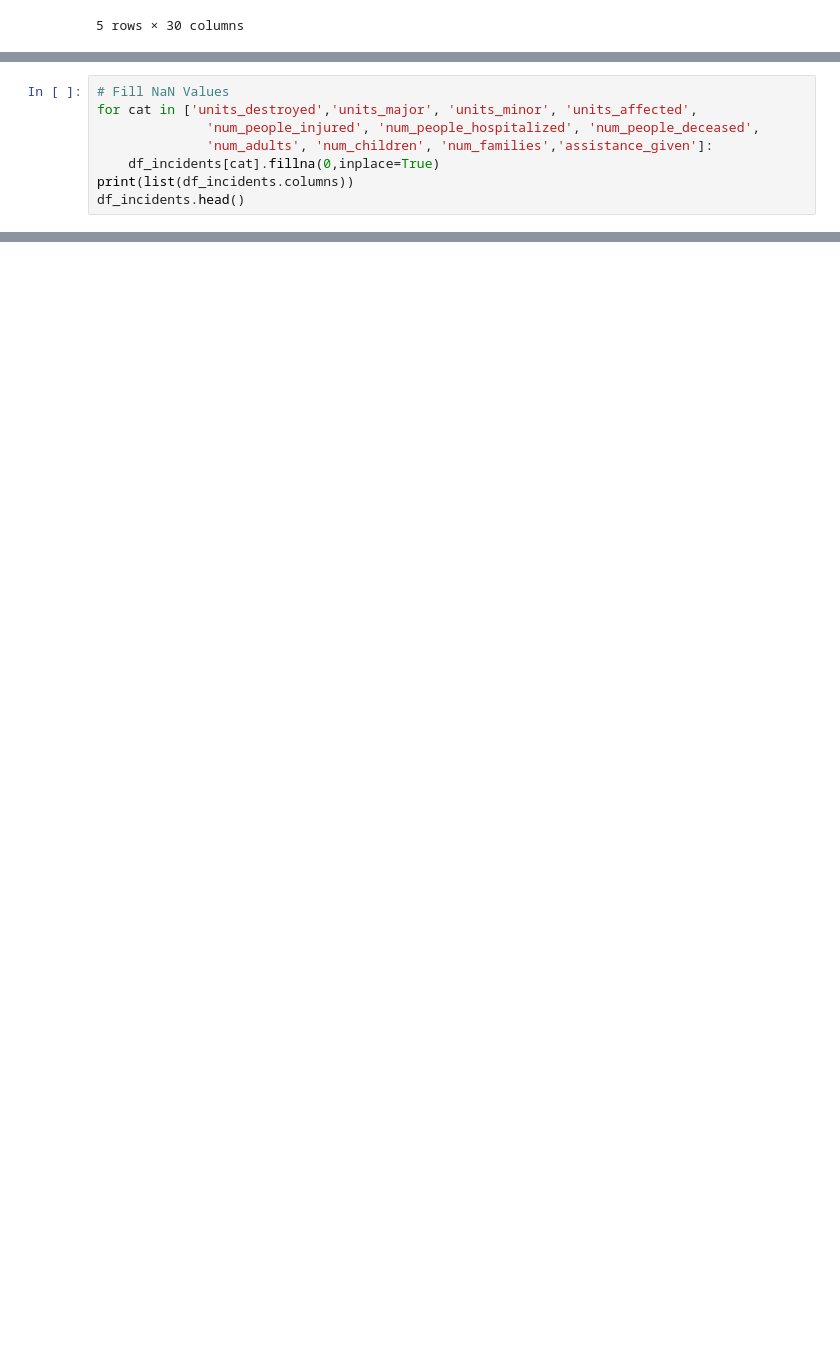
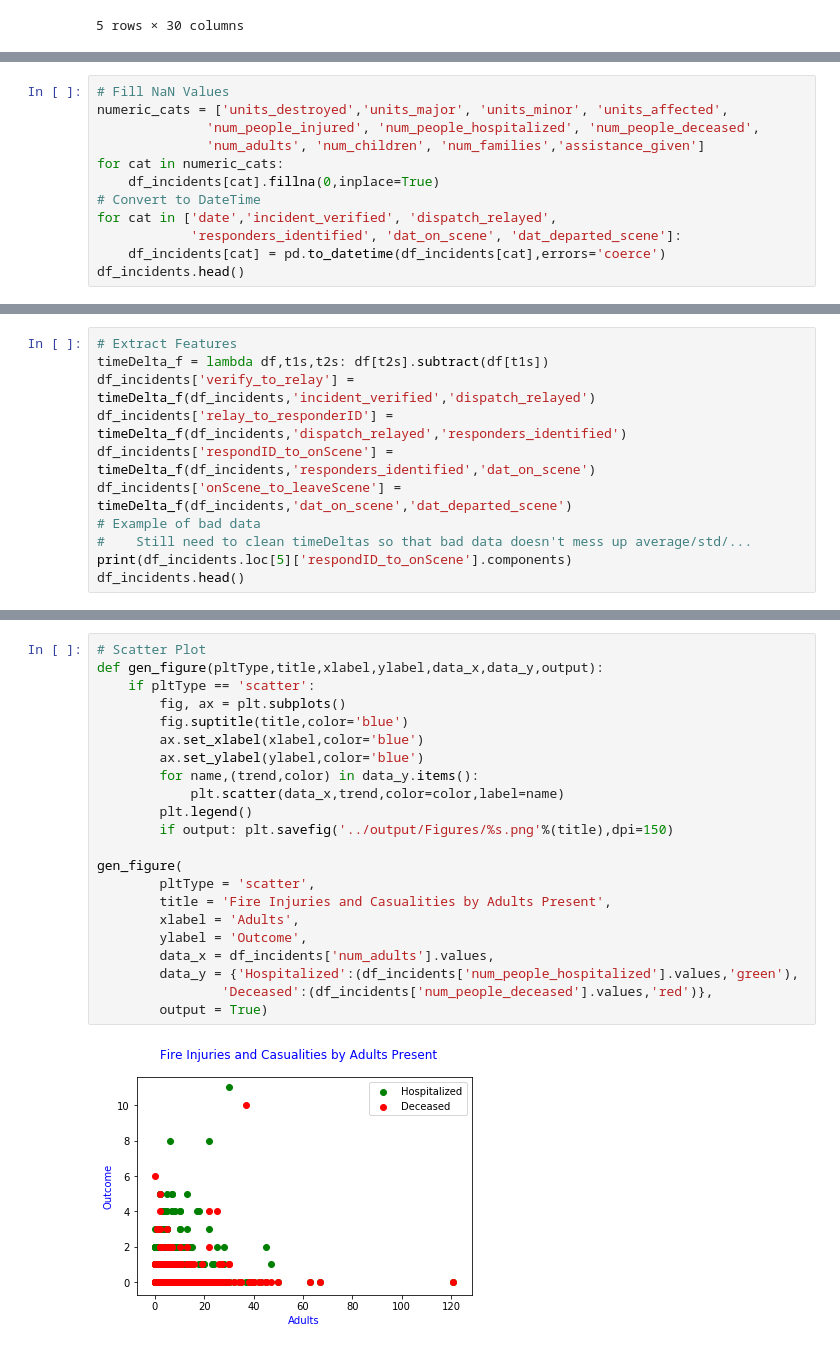
Before and after one commit to alegresor/ARC_After_Fire_Reports, a Jupyter notebook: code/Incident_Reports_Exploration.ipynb, the cells around one changed output, grey strips where cells are left out. Cells and saved outputs as stored; diff of their text form; blank space fills up the shorter version.

Commit message:
continued generating data, extracting features, and applying stat functions

```diff
--- a/code/Incident_Reports_Exploration.ipynb
+++ b/code/Incident_Reports_Exploration.ipynb
@@ -46,8 +48,12 @@ df_incidents.head()
 # %%
 # Fill NaN Values
-for cat in ['units_destroyed','units_major', 'units_minor', 'units_affected',
+numeric_cats = ['units_destroyed','units_major', 'units_minor', 'units_affected',
               'num_people_injured', 'num_people_hospitalized', 'num_people_deceased',
-              'num_adults', 'num_children', 'num_families','assistance_given']:
+              'num_adults', 'num_children', 'num_families','assistance_given']
+for cat in numeric_cats:
     df_incidents[cat].fillna(0,inplace=True)
-print(list(df_incidents.columns))
+# Convert to DateTime
+for cat in ['date','incident_verified', 'dispatch_relayed',
+            'responders_identified', 'dat_on_scene', 'dat_departed_scene']:
+    df_incidents[cat] = pd.to_datetime(df_incidents[cat],errors='coerce')
 df_incidents.head()
@@ -87,0 +100,11 @@ Name: num_adults, Length: 5681, dtype: float64
+# %%
+# Extract Features
+timeDelta_f = lambda df,t1s,t2s: df[t2s].subtract(df[t1s])
+df_incidents['verify_to_relay'] = timeDelta_f(df_incidents,'incident_verified','dispatch_relayed')
+df_incidents['relay_to_responderID'] = timeDelta_f(df_incidents,'dispatch_relayed','responders_identified')
+df_incidents['respondID_to_onScene'] = timeDelta_f(df_incidents,'responders_identified','dat_on_scene')
+df_incidents['onScene_to_leaveScene'] = timeDelta_f(df_incidents,'dat_on_scene','dat_departed_scene')
+# Example of bad data
+#    Still need to clean timeDeltas so that bad data doesn't mess up average/std/...
+print(df_incidents.loc[5]['respondID_to_onScene'].components)
+df_incidents.head()
@@ -87,0 +120,24 @@ Name: num_adults, Length: 5681, dtype: float64
+# %%
+# Scatter Plot
+def gen_figure(pltType,title,xlabel,ylabel,data_x,data_y,output):
+    if pltType == 'scatter':
+        fig, ax = plt.subplots()
+        fig.suptitle(title,color='blue')
+        ax.set_xlabel(xlabel,color='blue')
+        ax.set_ylabel(ylabel,color='blue')
+        for name,(trend,color) in data_y.items():
+            plt.scatter(data_x,trend,color=color,label=name)
+        plt.legend()
+        if output: plt.savefig('../output/Figures/%s.png'%(title),dpi=150)
+
+gen_figure(
+        pltType = 'scatter',
+        title = 'Fire Injuries and Casualities by Adults Present',
+        xlabel = 'Adults',
+        ylabel = 'Outcome',
+        data_x = df_incidents['num_adults'].values,
+        data_y = {'Hospitalized':(df_incidents['num_people_hospitalized'].values,'green'),
+                'Deceased':(df_incidents['num_people_deceased'].values,'red')},
+        output = True)
+# %% [output]
+[figure, added]
```
Also changed, not shown: parts of 6 cells of this notebook, 1 other file.
